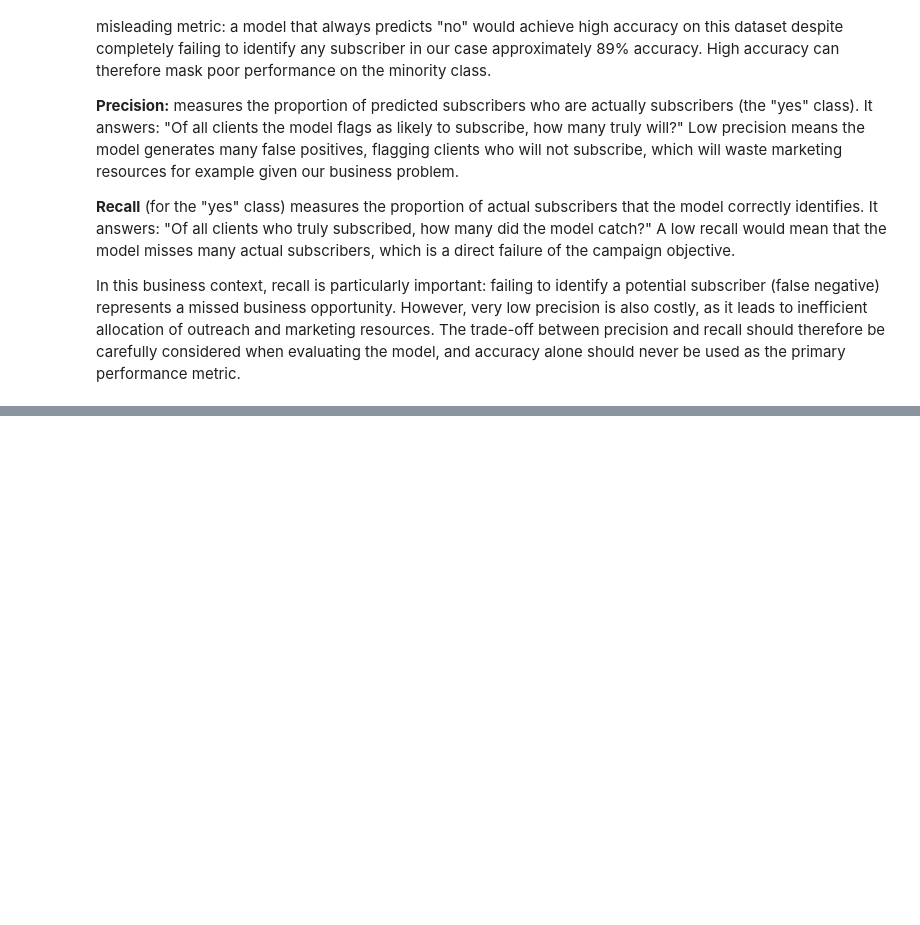
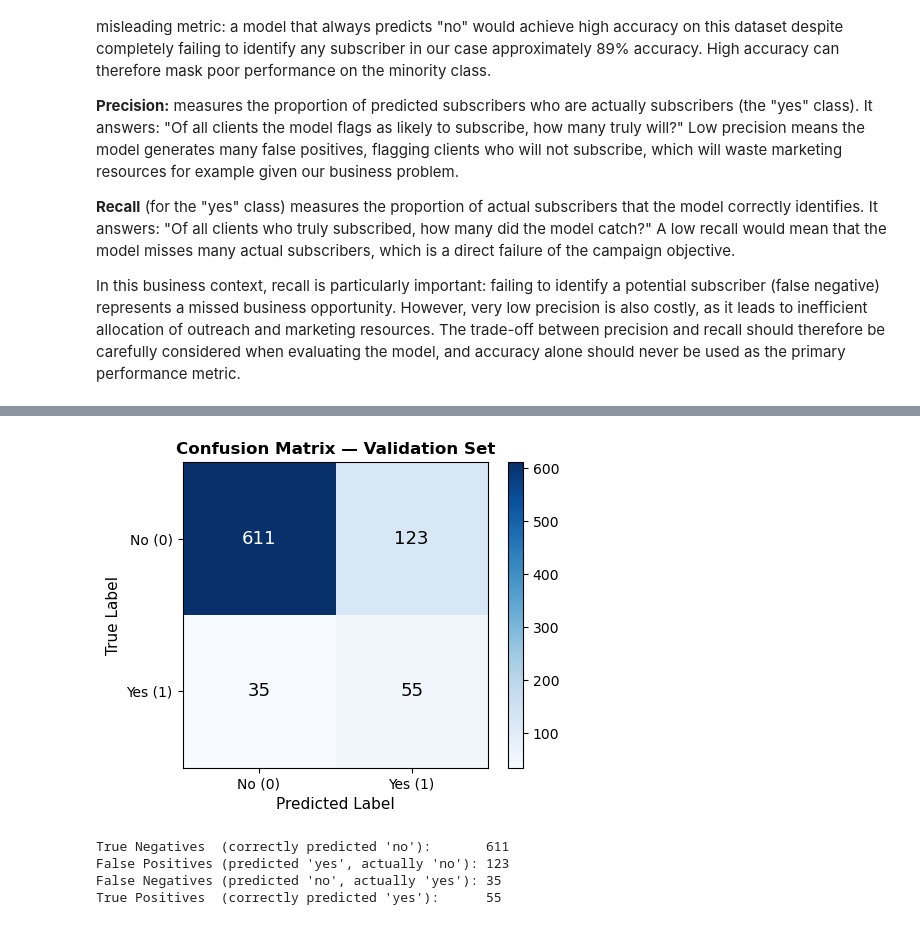
Before and after one commit to liglesias1/ML-Fundamentals-2026, a Jupyter notebook: assignment_1_Lara_Iglesias.ipynb, the cells around one changed output, grey strips where cells are left out. Saved outputs shown, nothing was run; the diff lists cells and outputs as text; code cells hidden in the pictures; blank space fills up the shorter version.

```diff
--- a/assignment_1_Lara_Iglesias.ipynb
+++ b/assignment_1_Lara_Iglesias.ipynb
@@ -1535,0 +1611,42 @@ In this business context, recall is particularly important: failing to identify
+# %%
+import matplotlib.pyplot as plt
+import numpy as np
+
+cm = confusion_matrix(y_val_bin, y_val_pred)
+
+fig, ax = plt.subplots(figsize=(5, 4))
+im = ax.imshow(cm, interpolation="nearest", cmap="Blues")
+plt.colorbar(im, ax=ax)
+
+classes = ["No (0)", "Yes (1)"]
+tick_marks = np.arange(len(classes))
+ax.set_xticks(tick_marks)
+ax.set_yticks(tick_marks)
+ax.set_xticklabels(classes)
+ax.set_yticklabels(classes)
+ax.set_xlabel("Predicted Label", fontsize=11)
+ax.set_ylabel("True Label", fontsize=11)
+ax.set_title("Confusion Matrix — Validation Set", fontsize=12, fontweight="bold")
+
+thresh = cm.max() / 2
+for i in range(cm.shape[0]):
+    for j in range(cm.shape[1]):
+        ax.text(j, i, format(cm[i, j], "d"),
+                ha="center", va="center",
+                color="white" if cm[i, j] > thresh else "black",
+                fontsize=13)
+
+plt.tight_layout()
+plt.show()
+
+tn, fp, fn, tp = cm.ravel()
+print(f"\nTrue Negatives  (correctly predicted 'no'):       {tn}")
+print(f"False Positives (predicted 'yes', actually 'no'): {fp}")
+print(f"False Negatives (predicted 'no', actually 'yes'): {fn}")
+print(f"True Positives  (correctly predicted 'yes'):      {tp}")
+# %% [output]
+[figure, added]
+True Negatives  (correctly predicted 'no'):       611
+False Positives (predicted 'yes', actually 'no'): 123
+False Negatives (predicted 'no', actually 'yes'): 35
+True Positives  (correctly predicted 'yes'):      55
```
Also changed, not shown: parts of 10 cells of this notebook.
